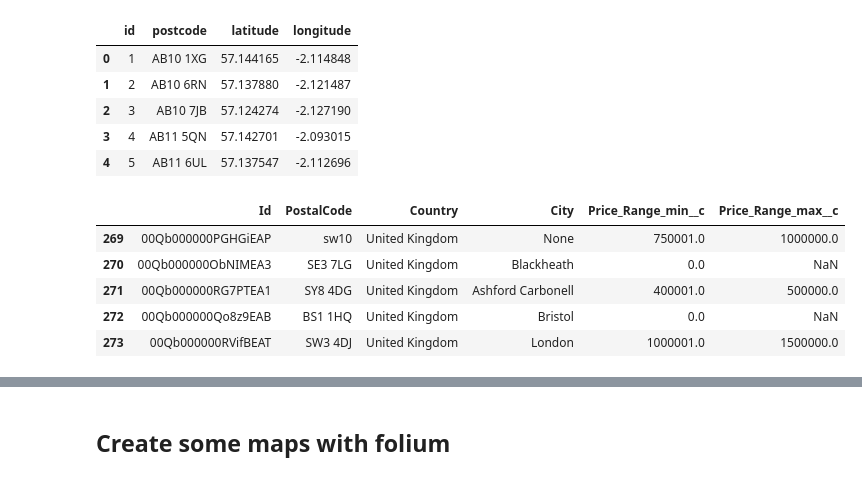
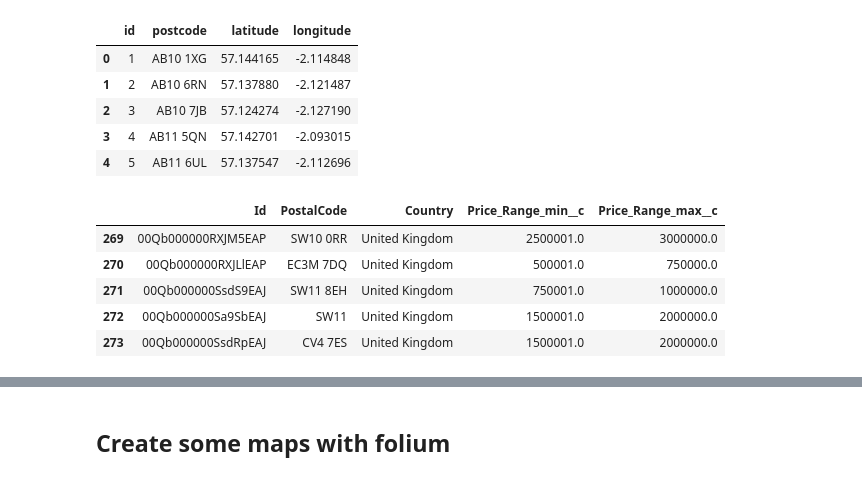
Before and after one commit to toby-p/mapping_with_folium, a Jupyter notebook: mapping_uk_enquiries_with_folium.ipynb, the cells around one changed output, grey strips where cells are left out. Drawn from its saved outputs; the diff is of its cells as text; code cells hidden in the pictures.

```diff
--- a/mapping_uk_enquiries_with_folium.ipynb
+++ b/mapping_uk_enquiries_with_folium.ipynb
@@ -46,28 +47,28 @@ postcodes_df.head()
 # %%
 # Query Salesforce for all UK Leads with Postcode values stored.
 # We're also including some custom price range min/max fields to map the budget of Leads.
 # Since the org uses Lead record types we're specifying a record type ID.
 # We'll also limit the number of Leads to those received in a 1-year period.
 query= """
-SELECT Id, PostalCode, Country, City, Price_Range_min__c, Price_Range_max__c
+SELECT Id, PostalCode, Country, Price_Range_min__c, Price_Range_max__c
 FROM Lead
 WHERE Country = 'United Kingdom' AND PostalCode != Null
 AND RecordTypeId = '012b0000000Dha2'
 AND Date_Enquiry_Received__c >= 2016-07-01T00:00:00+00:00
 AND Date_Enquiry_Received__c <= 2017-06-30T00:00:00+00:00
 
 """
 
 leads_df = pd.DataFrame(sf.query_all(query)['records'])
 leads_df.drop('attributes',axis=1,inplace=True)
 leads_df.tail()
 # %% [output]
-|  | Id | PostalCode | Country | City | Price_Range_min__c | Price_Range_max__c |
-| 269 | 00Qb000000PGHGiEAP | sw10 | United Kingdom | None | 750001.0 | 1000000.0 |
-| 270 | 00Qb000000ObNIMEA3 | SE3 7LG | United Kingdom | Blackheath | 0.0 | NaN |
-| 271 | 00Qb000000RG7PTEA1 | SY8 4DG | United Kingdom | Ashford Carbonell | 400001.0 | 500000.0 |
-| 272 | 00Qb000000Qo8z9EAB | BS1 1HQ | United Kingdom | Bristol | 0.0 | NaN |
-| 273 | 00Qb000000RVifBEAT | SW3 4DJ | United Kingdom | London | 1000001.0 | 1500000.0 |
+|  | Id | PostalCode | Country | Price_Range_min__c | Price_Range_max__c |
+| 269 | 00Qb000000RXJM5EAP | SW10 0RR | United Kingdom | 2500001.0 | 3000000.0 |
+| 270 | 00Qb000000RXJLlEAP | EC3M 7DQ | United Kingdom | 500001.0 | 750000.0 |
+| 271 | 00Qb000000SsdS9EAJ | SW11 8EH | United Kingdom | 750001.0 | 1000000.0 |
+| 272 | 00Qb000000Sa9SbEAJ | SW11 | United Kingdom | 1500001.0 | 2000000.0 |
+| 273 | 00Qb000000SsdRpEAJ | CV4 7ES | United Kingdom | 1500001.0 | 2000000.0 |
 # %%
 # Now we merge the Salesforce leads with the postcodes file to get the longitude/latitude values.
 final_df = pd.merge(leads_df, postcodes_df, how = "inner", left_on = "PostalCode", right_on = "postcode")
```
Also changed, not shown: parts of 9 cells of this notebook.
